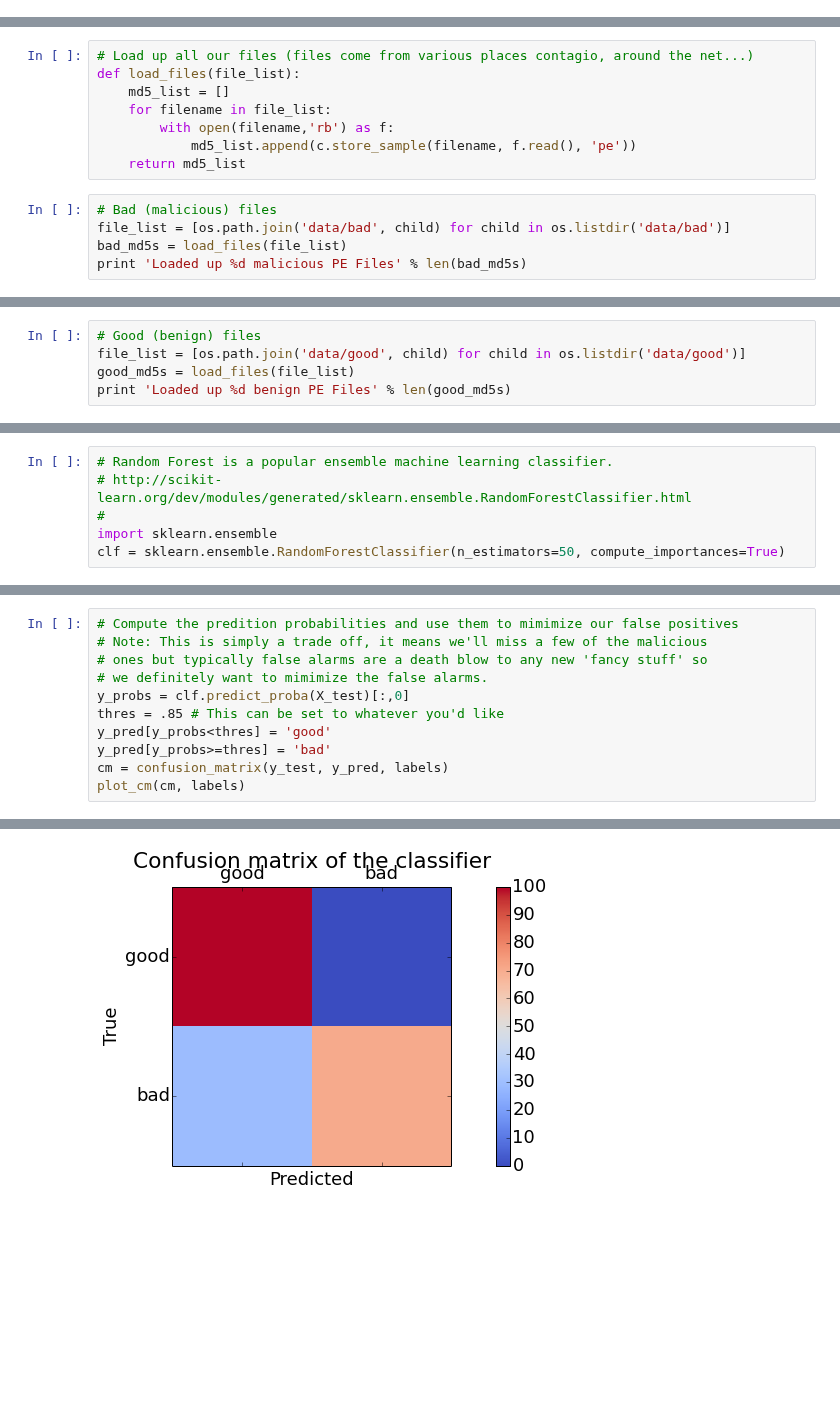
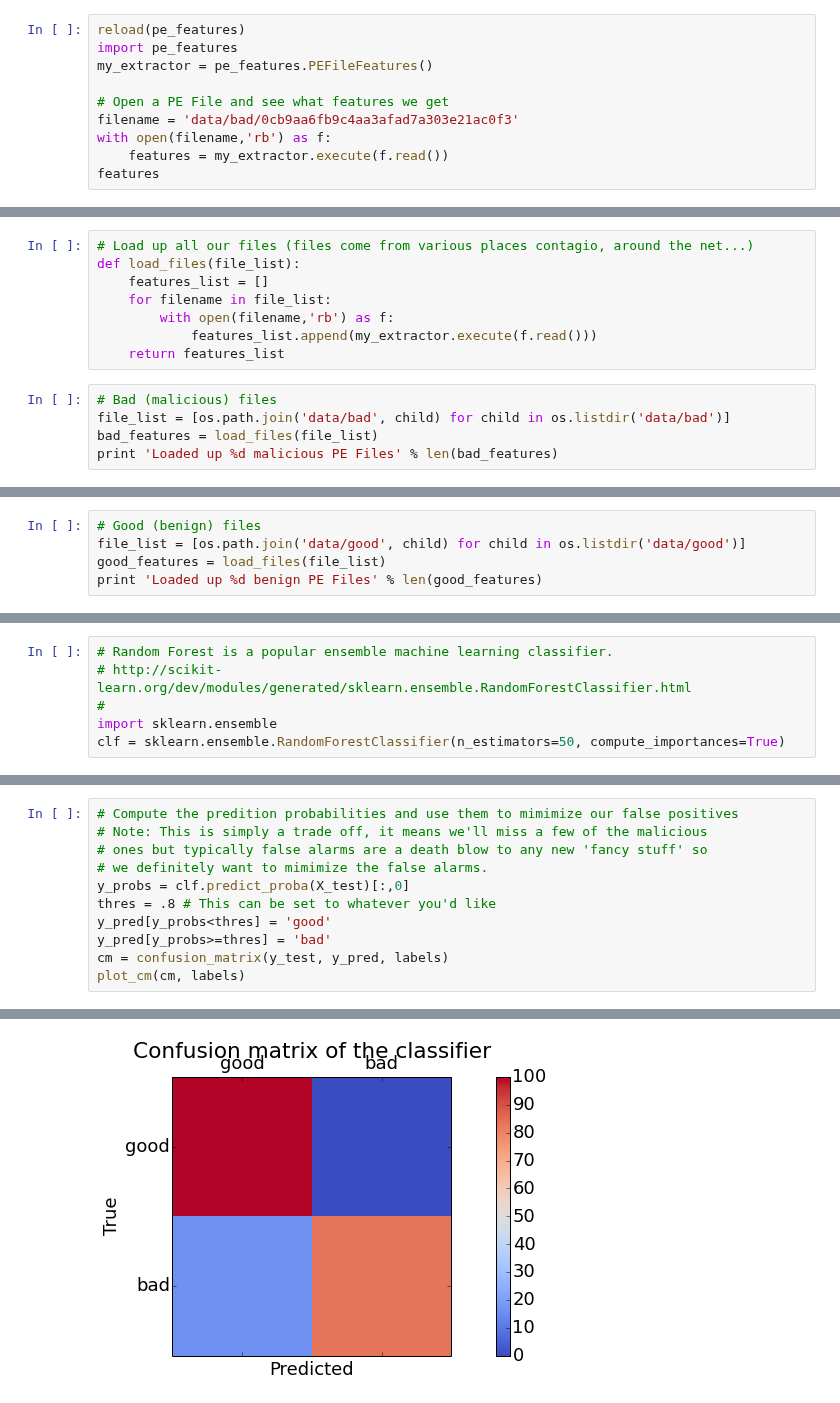
Before and after one commit to SuperCowPowers/data_hacking, a Jupyter notebook: pefile_classification/pefile_classification.ipynb, the cells around one changed output, grey strips where cells are left out. Cells and saved outputs as stored; diff of their text form; blank space fills up the shorter version.

```diff
--- a/pefile_classification/pefile_classification.ipynb
+++ b/pefile_classification/pefile_classification.ipynb
@@ -110,0 +87,10 @@ c.work_request('pe_features', md5, 'dense_features')
+# %%
+reload(pe_features)
+import pe_features
+my_extractor = pe_features.PEFileFeatures()
+
+# Open a PE File and see what features we get
+filename = 'data/bad/0cb9aa6fb9c4aa3afad7a303e21ac0f3'
+with open(filename,'rb') as f:
+    features = my_extractor.execute(f.read())
+features
@@ -111,23 +115,23 @@ c.work_request('pe_features', md5, 'dense_features')
 # %%
 # Load up all our files (files come from various places contagio, around the net...)
 def load_files(file_list):
-    md5_list = []
+    features_list = []
     for filename in file_list:
         with open(filename,'rb') as f:
-            md5_list.append(c.store_sample(filename, f.read(), 'pe'))
-    return md5_list
+            features_list.append(my_extractor.execute(f.read()))
+    return features_list
 # %%
 # Bad (malicious) files
 file_list = [os.path.join('data/bad', child) for child in os.listdir('data/bad')]
-bad_md5s = load_files(file_list)
-print 'Loaded up %d malicious PE Files' % len(bad_md5s)
+bad_features = load_files(file_list)
+print 'Loaded up %d malicious PE Files' % len(bad_features)
 # %% [output]
 Loaded up 49 malicious PE Files
 # %%
 # Good (benign) files
 file_list = [os.path.join('data/good', child) for child in os.listdir('data/good')]
-good_md5s = load_files(file_list)
-print 'Loaded up %d benign PE Files' % len(good_md5s)
+good_features = load_files(file_list)
+print 'Loaded up %d benign PE Files' % len(good_features)
 # %% [output]
 Loaded up 50 benign PE Files
 # %%
@@ -317,7 +323,7 @@ bad/bad: 100.00% (17/17)
 # ones but typically false alarms are a death blow to any new 'fancy stuff' so
 # we definitely want to mimimize the false alarms.
 y_probs = clf.predict_proba(X_test)[:,0]
-thres = .85 # This can be set to whatever you'd like
+thres = .8 # This can be set to whatever you'd like
 y_pred[y_probs<thres] = 'good'
 y_pred[y_probs>=thres] = 'bad'
 cm = confusion_matrix(y_test, y_pred, labels)
@@ -331 +337 @@ bad/bad: 70.59% (12/17)
-[figure, old version]
+[figure, new version]
```
Also changed, not shown: parts of 15 cells of this notebook, 1 other file.
